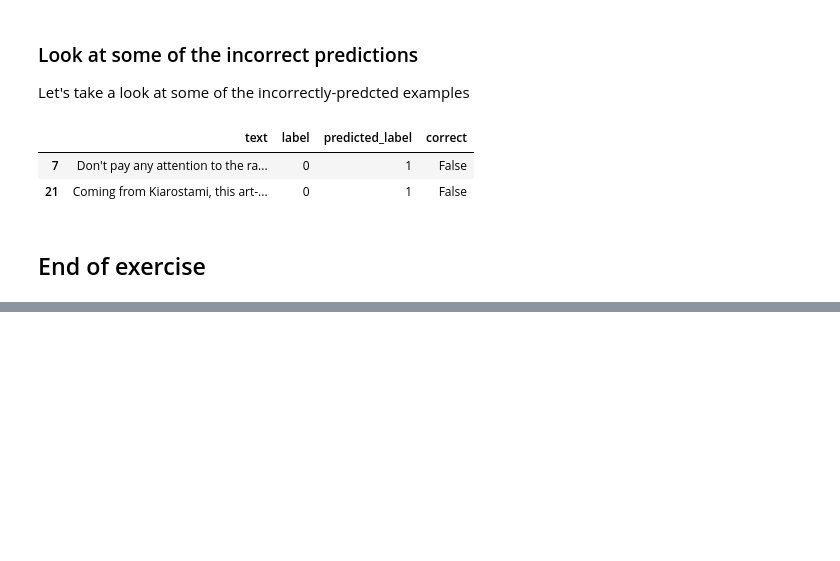
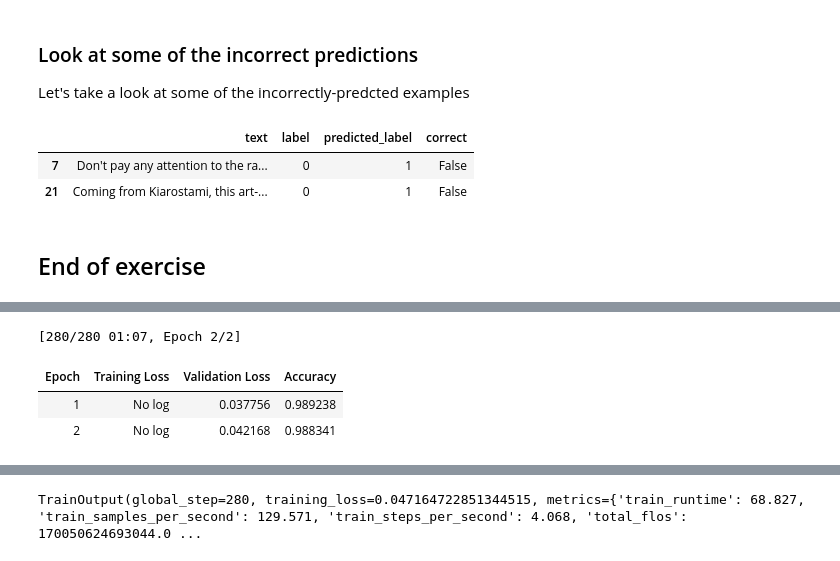
Before and after one commit to ChristopherDaigle/ud_genai_nd, a Jupyter notebook: 1_gen_ai_fundamentals/2_foundation_models/1_adapting_foundation_models.ipynb, the cells around one changed output, grey strips where cells are left out. Cells and saved outputs as stored; diff of their text form; code cells hidden in the pictures; blank space fills up the shorter version.

```diff
--- a/1_gen_ai_fundamentals/2_foundation_models/1_adapting_foundation_models.ipynb
+++ b/1_gen_ai_fundamentals/2_foundation_models/1_adapting_foundation_models.ipynb
@@ -421,0 +567,38 @@ Adapters: sometimes we want to additional components to a model and ONLY update
+# %%
+# The HuggingFace Trainer class handles the training and eval loop for PyTorch for us.
+# Read more about it here https://huggingface.co/docs/transformers/main_classes/trainer
+trainer = Trainer(
+    model=model,
+    args=TrainingArguments(
+        output_dir="./data/spam_not_spam",
+        # Set the learning rate
+        # <MASK>
+        learning_rate = 0.0001,
+        # Set the per device train batch size and eval batch size
+        # <MASK>
+        per_device_train_batch_size = 32,
+        # <MASK>
+        per_device_eval_batch_size = 32,
+        # Evaluate and save the model after each epoch
+        # <MASK>
+        evaluation_strategy="epoch",
+        # <MASK>
+        save_strategy="epoch",
+        num_train_epochs=2,
+        weight_decay=0.01,
+        load_best_model_at_end=True,
+    ),
+    train_dataset=tokenized_dataset["train"],
+    eval_dataset=tokenized_dataset["test"],
+    tokenizer=tokenizer,
+    data_collator=DataCollatorWithPadding(tokenizer=tokenizer),
+    compute_metrics=compute_metrics,
+)
+# %%
+%%time
+trainer.train()
+# %% [output]
+[280/280 01:07, Epoch 2/2]
+| Epoch | Training Loss | Validation Loss | Accuracy |
+| 1 | No log | 0.037756 | 0.989238 |
+| 2 | No log | 0.042168 | 0.988341 |
@@ -421,0 +607 @@ Adapters: sometimes we want to additional components to a model and ONLY update
+TrainOutput(global_step=280, training_loss=0.047164722851344515, metrics={'train_runtime': 68.827, 'train_samples_per_second': 129.571, 'train_steps_per_second': 4.068, 'total_flos': 170050624693044.0 ...
```
Also changed, not shown: parts of 23 cells of this notebook, 2 other files.
